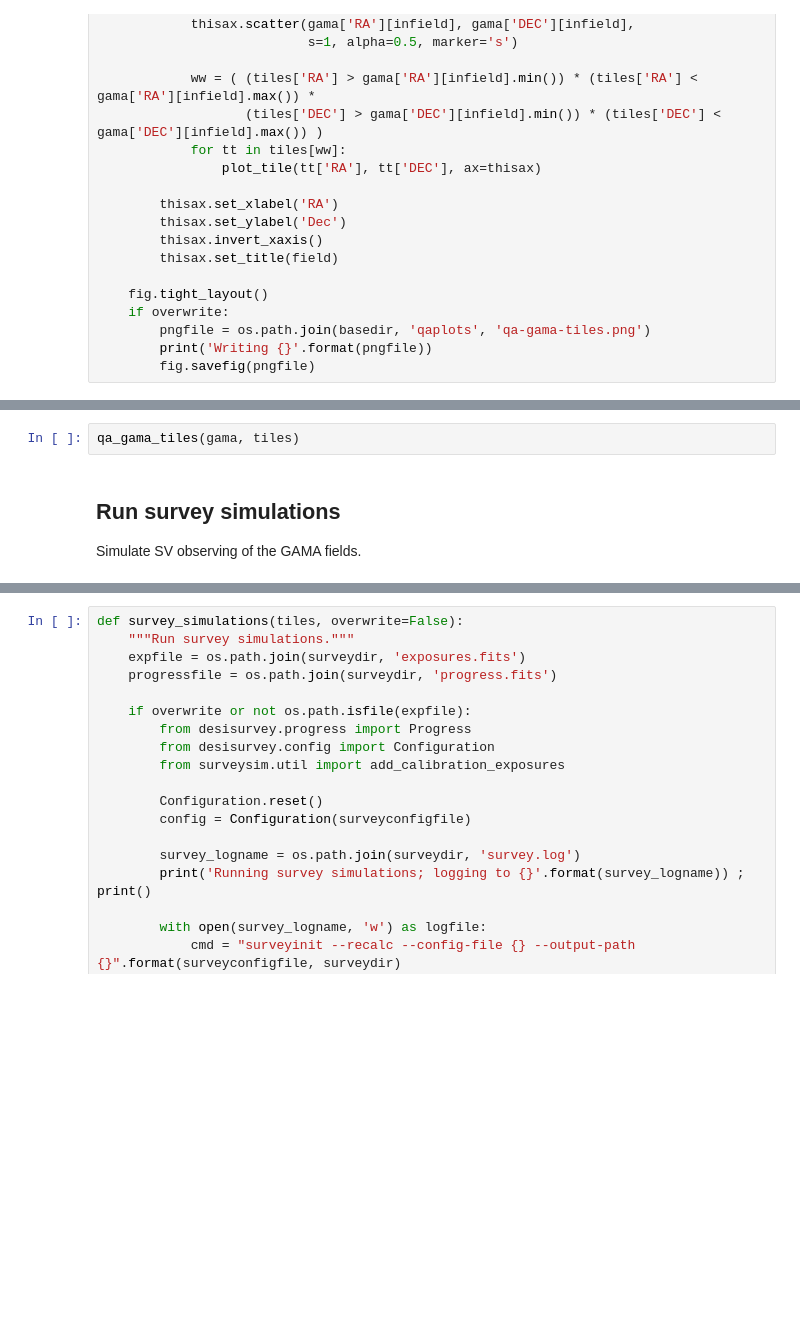
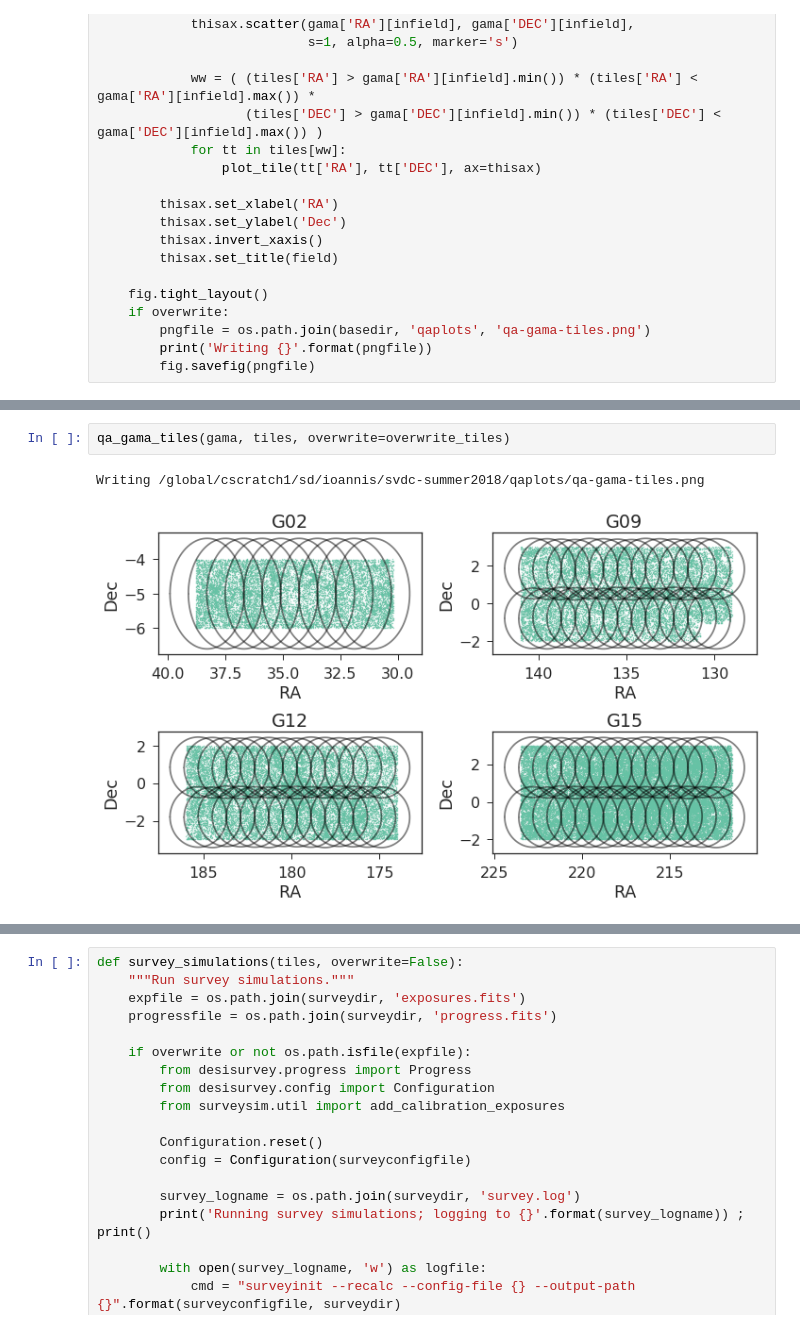
Before and after one commit to michaelJwilson/survey-validation, a Jupyter notebook: svdc-summer2018/bgs-gama-pipeline.ipynb, the cells around one changed output, grey strips where cells are left out. Cells and saved outputs as stored; diff of their text form; blank space fills up the shorter version.

```diff
--- a/svdc-summer2018/bgs-gama-pipeline.ipynb
+++ b/svdc-summer2018/bgs-gama-pipeline.ipynb
@@ -221,6 +222,5 @@ Read 94 tiles from /global/cscratch1/sd/ioannis/repos/survey-validation/svdc-sum
 # %%
-qa_gama_tiles(gama, tiles)
+qa_gama_tiles(gama, tiles, overwrite=overwrite_tiles)
+# %% [output]
+Writing /global/cscratch1/sd/ioannis/svdc-summer2018/qaplots/qa-gama-tiles.png
+[figure, added]
-# %% [markdown]
-## Run survey simulations
-
-Simulate SV observing of the GAMA fields.
```
Also changed, not shown: parts of 10 cells of this notebook, 3 other files.
